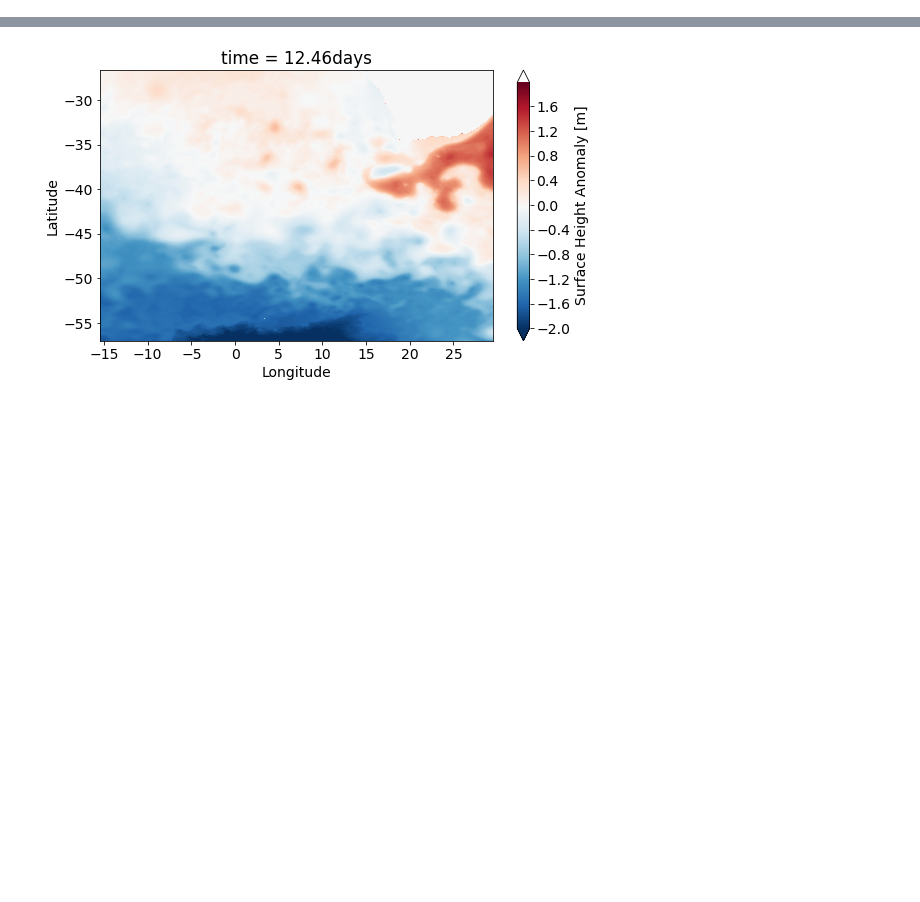
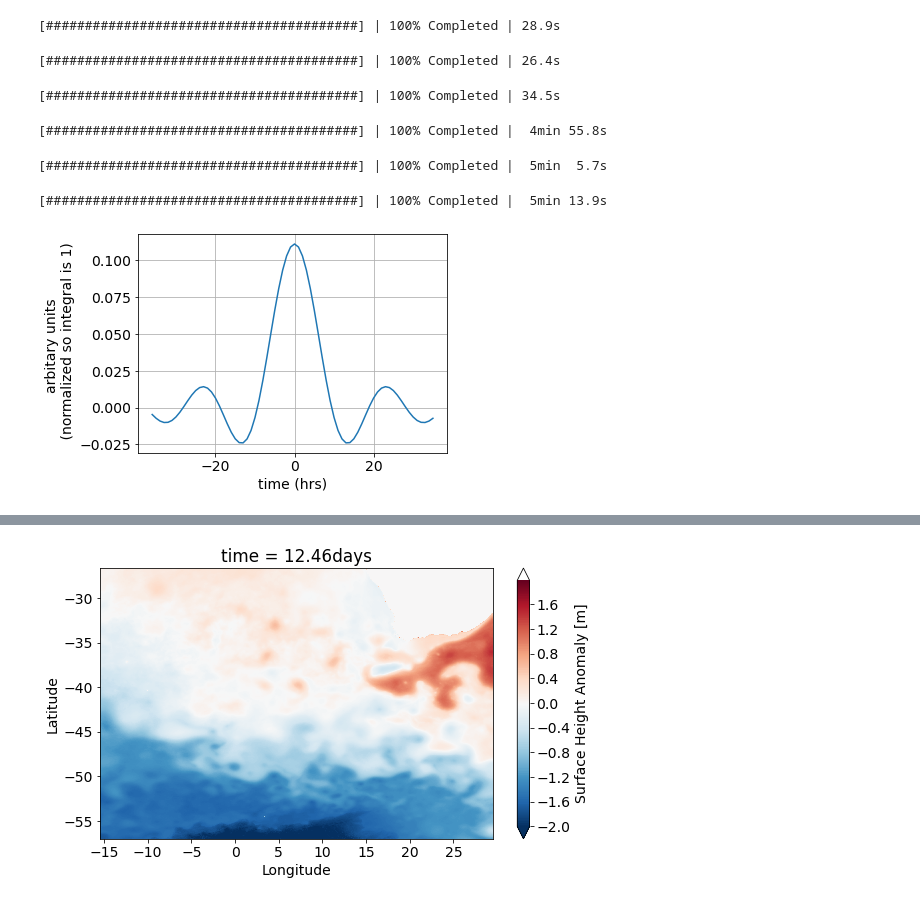
Before and after one commit to cspencerjones/separating-balanced, a Jupyter notebook: python/ginsburg_results/basic_figures.ipynb, the cells around one changed output, grey strips where cells are left out. Drawn from its saved outputs; the diff is of its cells as text; code cells hidden in the pictures; blank space fills up the shorter version.

```diff
--- a/python/ginsburg_results/basic_figures.ipynb
+++ b/python/ginsburg_results/basic_figures.ipynb
@@ -199,0 +233,31 @@ array(0.14969224)
+# %%
+with ProgressBar():
+    u2_ps_eul = xrft.power_spectrum(uvel_eul.U.drop_vars('time').chunk({'time':-1}), dim=['time'],window=True,window_correction=True).compute()
+    v2_ps_eul = xrft.power_spectrum(vvel_eul.V.drop_vars('time').chunk({'time':-1}), dim=['time'],window=True,window_correction=True).compute()
+    eta_ps_eul = xrft.power_spectrum(eta_eul.Eta.drop_vars('time').chunk({'time':-1}), dim=['time'],window=True,window_correction=True).compute()
+vel_ps_eul = (u2_ps_eul + v2_ps_eul)*0.5
+# %% [output]
+[########################################] | 100% Completed | 28.9s
+[########################################] | 100% Completed | 26.4s
+[########################################] | 100% Completed | 34.5s
+# %%
+with ProgressBar():
+    u2_ps_eulf = xrft.power_spectrum(u_eul_filtered.drop_vars('time').chunk({'time':-1}), dim=['time'],window=True,window_correction=True).compute()
+    v2_ps_eulf = xrft.power_spectrum(v_eul_filtered.drop_vars('time').chunk({'time':-1}), dim=['time'],window=True,window_correction=True).compute()
+    eta_ps_eulf = xrft.power_spectrum(eta_eul_filtered.drop_vars('time').chunk({'time':-1}), dim=['time'],window=True,window_correction=True).compute()
+vel_ps_eulf = (u2_ps_eulf + v2_ps_eulf)*0.5
+# %% [output]
+[########################################] | 100% Completed |  4min 55.8s
+[########################################] | 100% Completed |  5min  5.7s
+[########################################] | 100% Completed |  5min 13.9s
+# %%
+(weight.assign_coords(window=np.arange(-36,36)).isel(j=1000)/(weight.assign_coords(window=np.arange(-36,36)).isel(j=1000)).sum('window')).plot()
+plt.grid()
+plt.xlabel('time (hrs)')
+plt.ylabel('arbitary units \n (normalized so integral is 1)')
+plt.tight_layout()
+
+fig = plt.gcf()
+fig.savefig("sinc_window.png")
+# %% [output]
+[figure, added]
```
Also changed, not shown: parts of 20 cells of this notebook, 7 other files.
